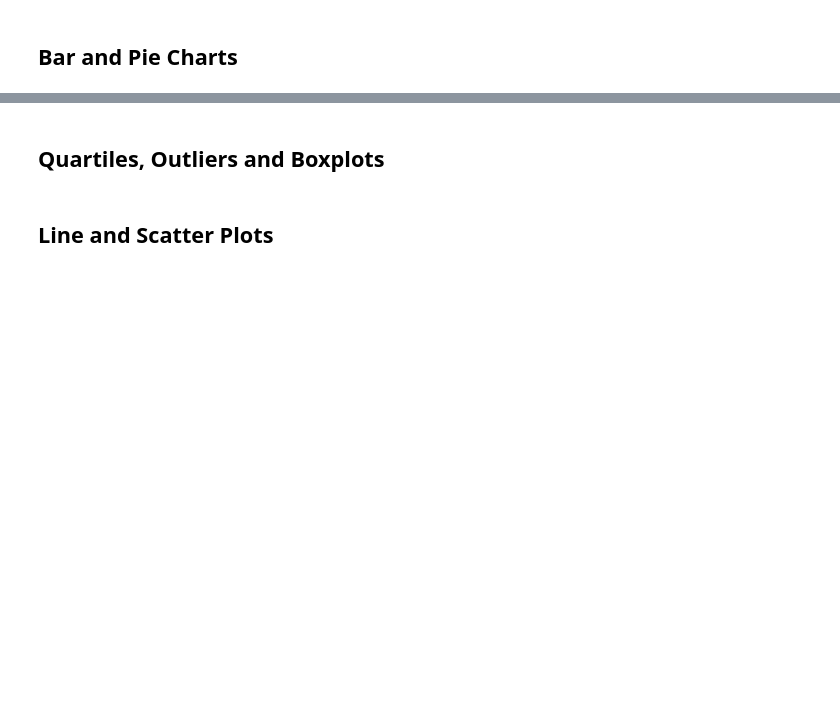
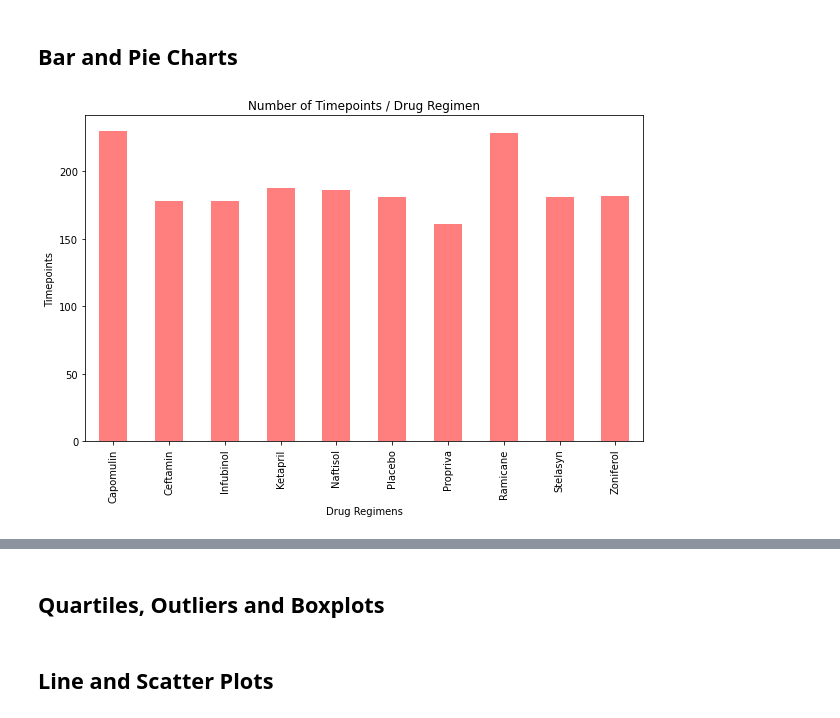
Before and after one commit to serdar-bayramov/Matplotlib-Challenge, a Jupyter notebook: main.ipynb, the cells around one changed output, grey strips where cells are left out. Cells and saved outputs as stored; diff of their text form; code cells hidden in the pictures; blank space fills up the shorter version.

```diff
--- a/main.ipynb
+++ b/main.ipynb
@@ -63,3 +104,11 @@ clean_df
 ## Bar and Pie Charts
 # %%
 # Generate a bar plot showing the total number of timepoints for all mice tested for each drug regimen using Pandas.
+timepoint_count = combined_df.groupby(['Drug Regimen'])['Mouse ID'].count()
+timepoint_count.plot(kind="bar", figsize=(10,6), color='r', alpha=0.5, align="center")
+plt.title("Number of Timepoints / Drug Regimen")
+plt.xlabel("Drug Regimens")
+plt.ylabel("Timepoints")
+plt.show()
+# %% [output]
+[figure, added]
```
Also changed, not shown: parts of 6 cells of this notebook.
